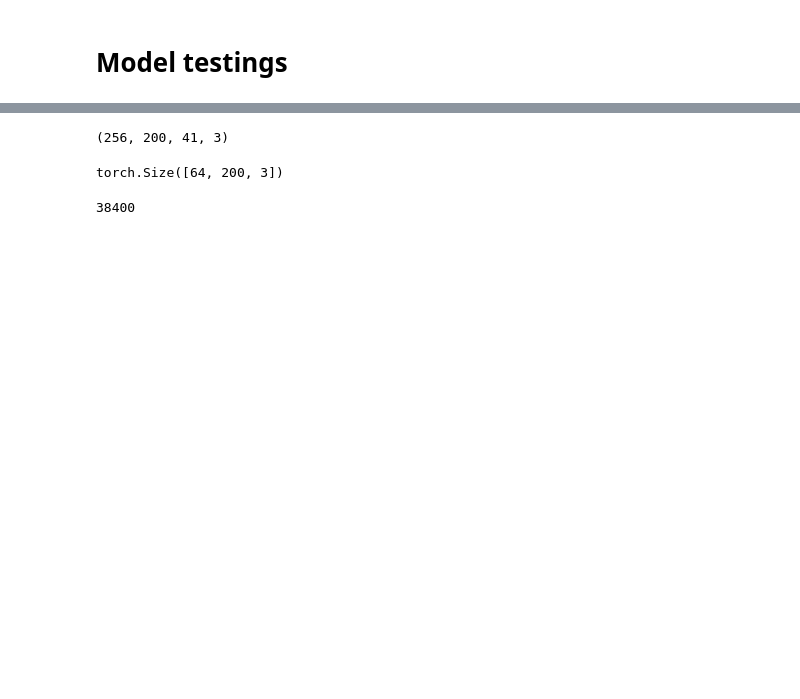
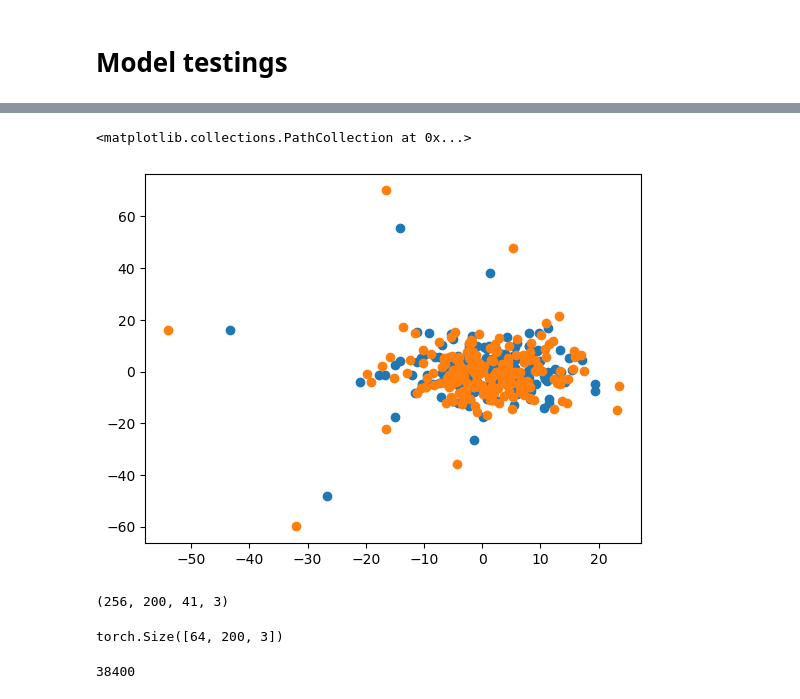
Before and after one commit to Dudgit/PCT_tracking, a Jupyter notebook: eda.ipynb, the cells around one changed output, grey strips where cells are left out. Drawn from its saved outputs; the diff is of its cells as text; code cells hidden in the pictures; blank space fills up the shorter version.

```diff
--- a/eda.ipynb
+++ b/eda.ipynb
@@ -35,0 +284,8 @@ import torch.nn.functional as F
+# %%
+rootDir = 'runs'
+exper = "Mar05_02-41-59_cluster6_neuron_gridsearch"
+expconf = omegaconf.OmegaConf.load(f'{rootDir}/{exper}/config.yaml')
+model = PosPredictor(**expconf.ModelParams)
+model.load_state_dict(torch.load(f'{rootDir}/{exper}/model.pth'))
+model.eval()
+#model = torch.load(f'{rootDir}/{exper}/model.pth')
@@ -35,0 +319,14 @@ import torch.nn.functional as F
+# %%
+batch = torch.from_numpy(next(iter(train_loader)))
+# %%
+x2 = batch[:,:,2]
+x1 = batch[:,:,1]
+x0 = batch[:,:,0]
+# %%
+x_pred = model(x1,x2)
+# %%
+plt.scatter(x0[0,:,0],x0[0,:,1])
+plt.scatter(x_pred[0,:,0].detach().numpy(),x_pred[0,:,1].detach().numpy())
+# %% [output]
+<matplotlib.collections.PathCollection at 0x...>
+[figure, added]
```
Also changed, not shown: parts of 53 cells of this notebook, 7 other files.
